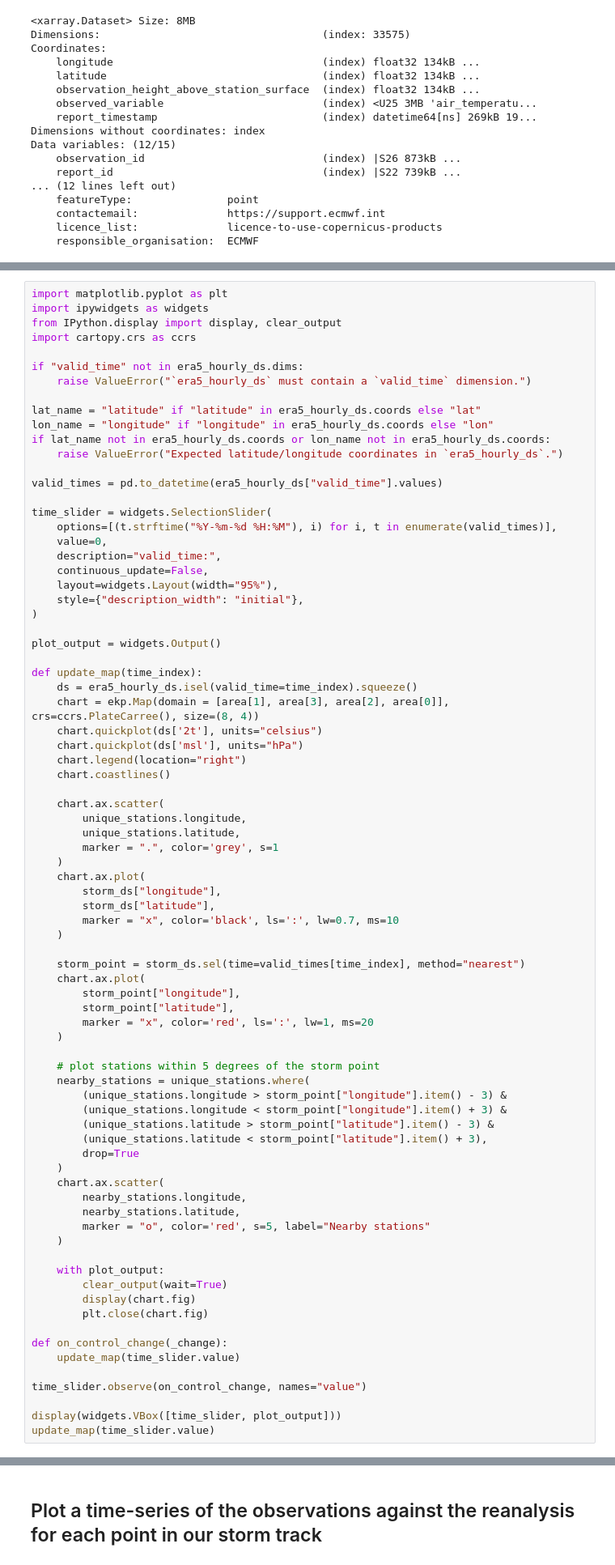
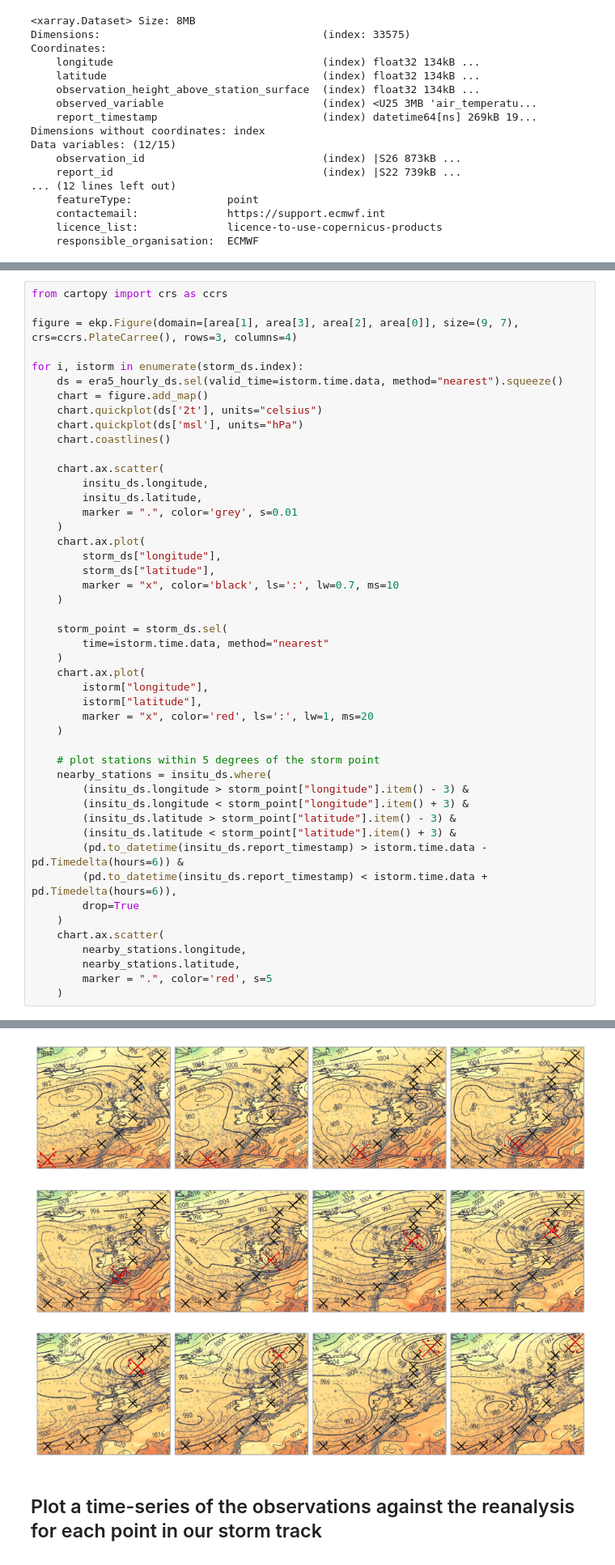
Before and after one commit to EddyCMWF/c3s-training-submodule-insitu-obs, a Jupyter notebook: insitu-obs-storm-tracks.ipynb, the cells around one changed output, grey strips where cells are left out. Shown at 81% size. Drawn from its saved outputs; the diff is of its cells as text.

```diff
--- a/insitu-obs-storm-tracks.ipynb
+++ b/insitu-obs-storm-tracks.ipynb
@@ -189,42 +189,19 @@ Data variables: (12/15)
 # %%
-import matplotlib.pyplot as plt
-import ipywidgets as widgets
-from IPython.display import display, clear_output
-import cartopy.crs as ccrs
+from cartopy import crs as ccrs
 
-if "valid_time" not in era5_hourly_ds.dims:
-    raise ValueError("`era5_hourly_ds` must contain a `valid_time` dimension.")
+figure = ekp.Figure(domain=[area[1], area[3], area[2], area[0]], size=(9, 7),  crs=ccrs.PlateCarree(), rows=3, columns=4)
 
-lat_name = "latitude" if "latitude" in era5_hourly_ds.coords else "lat"
-lon_name = "longitude" if "longitude" in era5_hourly_ds.coords else "lon"
-if lat_name not in era5_hourly_ds.coords or lon_name not in era5_hourly_ds.coords:
-    raise ValueError("Expected latitude/longitude coordinates in `era5_hourly_ds`.")
-
-valid_times = pd.to_datetime(era5_hourly_ds["valid_time"].values)
-
-time_slider = widgets.SelectionSlider(
-    options=[(t.strftime("%Y-%m-%d %H:%M"), i) for i, t in enumerate(valid_times)],
-    value=0,
-    description="valid_time:",
-    continuous_update=False,
-    layout=widgets.Layout(width="95%"),
-    style={"description_width": "initial"},
-)
-
-plot_output = widgets.Output()
-
-def update_map(time_index):
-    ds = era5_hourly_ds.isel(valid_time=time_index).squeeze()
-    chart = ekp.Map(domain = [area[1], area[3], area[2], area[0]], crs=ccrs.PlateCarree(), size=(8, 4))
+for i, istorm in enumerate(storm_ds.index):
+    ds = era5_hourly_ds.sel(valid_time=istorm.time.data, method="nearest").squeeze()
+    chart = figure.add_map()
     chart.quickplot(ds['2t'], units="celsius")
     chart.quickplot(ds['msl'], units="hPa")
-    chart.legend(location="right")
     chart.coastlines()
 
     chart.ax.scatter(
-        unique_stations.longitude,
-        unique_stations.latitude,
-        marker = ".", color='grey', s=1
+        insitu_ds.longitude,
+        insitu_ds.latitude,
+        marker = ".", color='grey', s=0.01
     )
     chart.ax.plot(
         storm_ds["longitude"],
@@ -232,37 +209,28 @@ def update_map(time_index):
         marker = "x", color='black', ls=':', lw=0.7, ms=10
     )
 
-    storm_point = storm_ds.sel(time=valid_times[time_index], method="nearest")
+    storm_point = storm_ds.sel(
+        time=istorm.time.data, method="nearest"
+    )
     chart.ax.plot(
-        storm_point["longitude"],
-        storm_point["latitude"],
+        istorm["longitude"],
+        istorm["latitude"],
         marker = "x", color='red', ls=':', lw=1, ms=20
     )
 
     # plot stations within 5 degrees of the storm point
-    nearby_stations = unique_stations.where(
-        (unique_stations.longitude > storm_point["longitude"].item() - 3) &
-        (unique_stations.longitude < storm_point["longitude"].item() + 3) &
-        (unique_stations.latitude > storm_point["latitude"].item() - 3) &
-        (unique_stations.latitude < storm_point["latitude"].item() + 3),
+    nearby_stations = insitu_ds.where(
+        (insitu_ds.longitude > storm_point["longitude"].item() - 3) &
+        (insitu_ds.longitude < storm_point["longitude"].item() + 3) &
+        (insitu_ds.latitude > storm_point["latitude"].item() - 3) &
+        (insitu_ds.latitude < storm_point["latitude"].item() + 3) &
+        (pd.to_datetime(insitu_ds.report_timestamp) > istorm.time.data - pd.Timedelta(hours=6)) &
+        (pd.to_datetime(insitu_ds.report_timestamp) < istorm.time.data + pd.Timedelta(hours=6)),
         drop=True
     )
     chart.ax.scatter(
         nearby_stations.longitude,
         nearby_stations.latitude,
-        marker = "o", color='red', s=5, label="Nearby stations"
+        marker = ".", color='red', s=5
     )
-
-    with plot_output:
-        clear_output(wait=True)
-        display(chart.fig)
-        plt.close(chart.fig)
-
-def on_control_change(_change):
-    update_map(time_slider.value)
-
-time_slider.observe(on_control_change, names="value")
-
-display(widgets.VBox([time_slider, plot_output]))
-update_map(time_slider.value)
 # %% [output]
@@ -270,3 +237,4 @@ VBox(children=(SelectionSlider(continuous_update=False, description='valid_time:
+[figure, added]
 # %% [markdown]
 ## Plot a time-series of the observations against the reanalysis for each point in our storm track
 # %%
```
Also changed, not shown: parts of 3 cells of this notebook.
